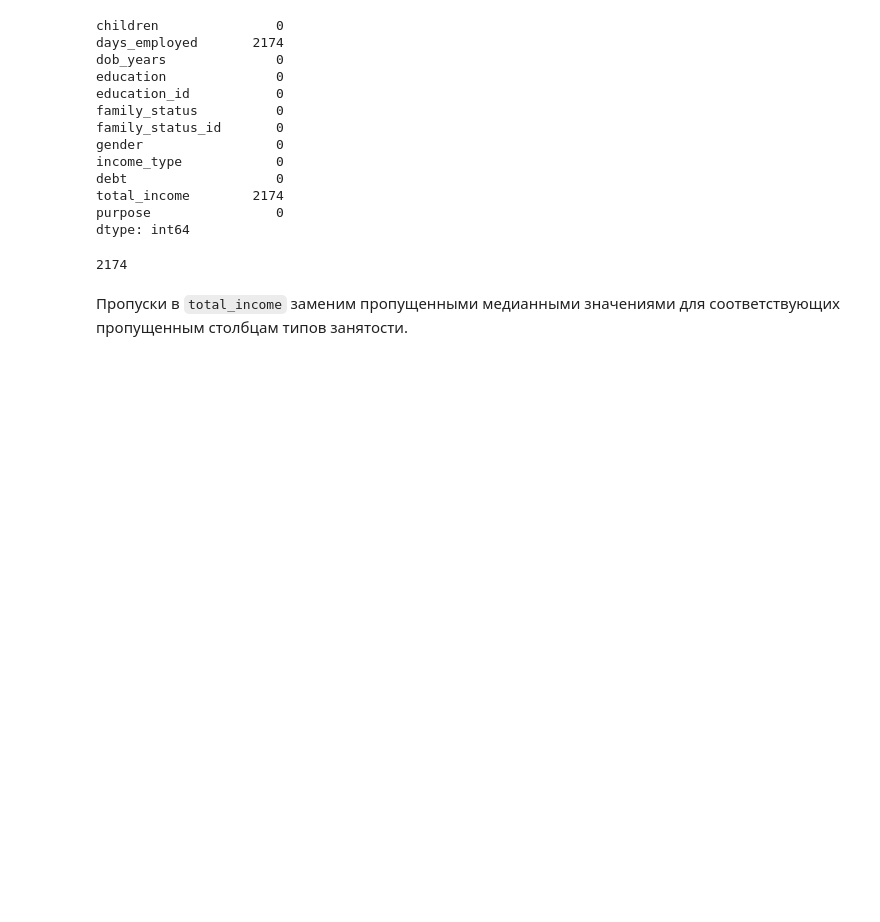
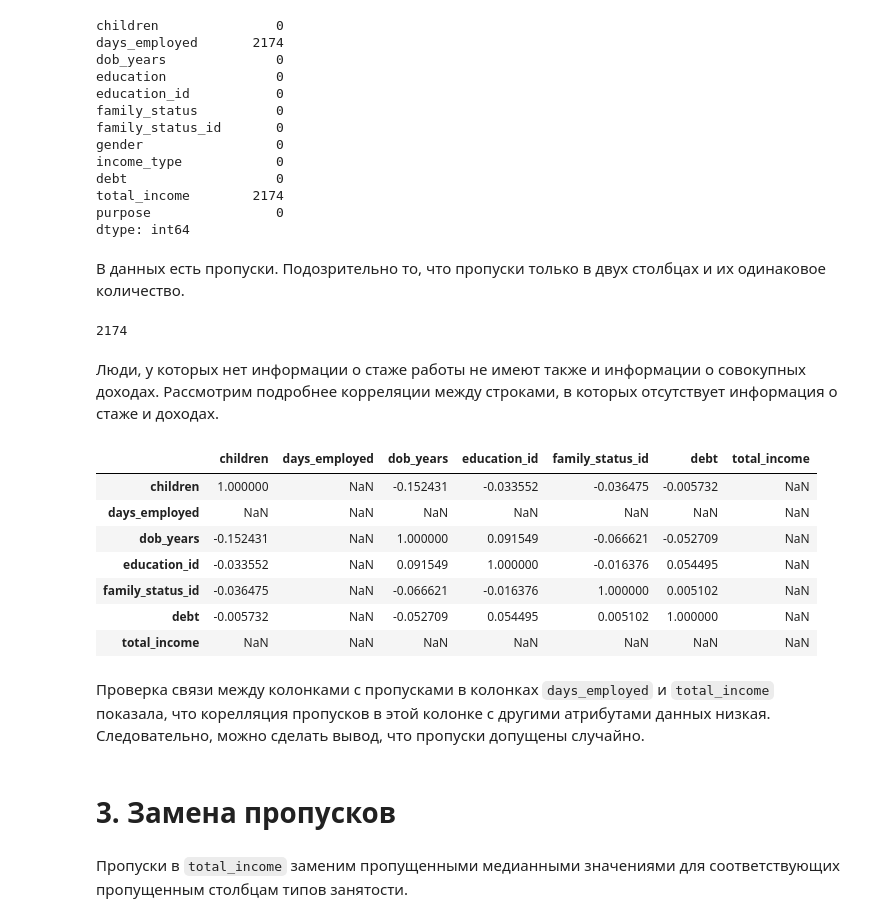
Before and after one commit to EvanderLatine/DS_Practicum, a Jupyter notebook: Credit_Scoring/Composite_Project_1.ipynb, the cells around one changed output. Saved outputs shown, nothing was run; the diff lists cells and outputs as text; code cells hidden in the pictures; blank space fills up the shorter version.

```diff
--- a/Credit_Scoring/Composite_Project_1.ipynb
+++ b/Credit_Scoring/Composite_Project_1.ipynb
@@ -8,9 +24,12 @@
 Импортируем модули и загружаем датасет. Знакомимся с данными на примере первых 20 строк датасета.
 # %%
 import pandas as pd
-import seaborn as sns
+from matplotlib import pyplot as plt
 
-data = pd.read_csv(r"C:\Users\yka\Documents\Practicum\DS_Practicum\Credit_Scoring\source\data.csv")
+try:
+    data = pd.read_csv(r"C:\Users\yka\Documents\Practicum\DS_Practicum\Credit_Scoring\source\data.csv")
+except:
+    data = pd.read_csv("/datasets/data.csv")
 
 data.head(20)
 # %% [output]
@@ -73,10 +92,29 @@ debt                   0
 total_income        2174
 purpose                0
 dtype: int64
+# %% [markdown]
+В данных есть пропуски. Подозрительно то, что пропуски только в двух столбцах и их одинаковое количество.
 # %%
 len(data[(data["days_employed"].isna()) & (data["total_income"].isna())])
 # %% [output]
 2174
+# %% [markdown]
+Люди, у которых нет информации о стаже работы не имеют также и информации о совокупных доходах. Рассмотрим подробнее корреляции между строками, в которых отсутствует информация о стаже и доходах.
+# %%
+data[data["days_employed"].isna()].corr()
+# %% [output]
+|  | children | days_employed | dob_years | education_id | family_status_id | debt | total_income |
+| children | 1.000000 | NaN | -0.152431 | -0.033552 | -0.036475 | -0.005732 | NaN |
+| days_employed | NaN | NaN | NaN | NaN | NaN | NaN | NaN |
+| dob_years | -0.152431 | NaN | 1.000000 | 0.091549 | -0.066621 | -0.052709 | NaN |
+| education_id | -0.033552 | NaN | 0.091549 | 1.000000 | -0.016376 | 0.054495 | NaN |
+| family_status_id | -0.036475 | NaN | -0.066621 | -0.016376 | 1.000000 | 0.005102 | NaN |
+| debt | -0.005732 | NaN | -0.052709 | 0.054495 | 0.005102 | 1.000000 | NaN |
+| total_income | NaN | NaN | NaN | NaN | NaN | NaN | NaN |
+# %% [markdown]
+Проверка связи между колонками с пропусками в колонках `days_employed` и `total_income` показала, что корелляция пропусков в этой колонке с другими атрибутами данных низкая. Следовательно, можно сделать вывод, что пропуски допущены случайно.
+# %% [markdown]
+# 3. Замена пропусков
 # %% [markdown]
 Пропуски в `total_income` заменим пропущенными медианными значениями для соответствующих пропущенным столбцам типов занятости.
 # %%
```
Also changed, not shown: parts of 22 cells of this notebook.
